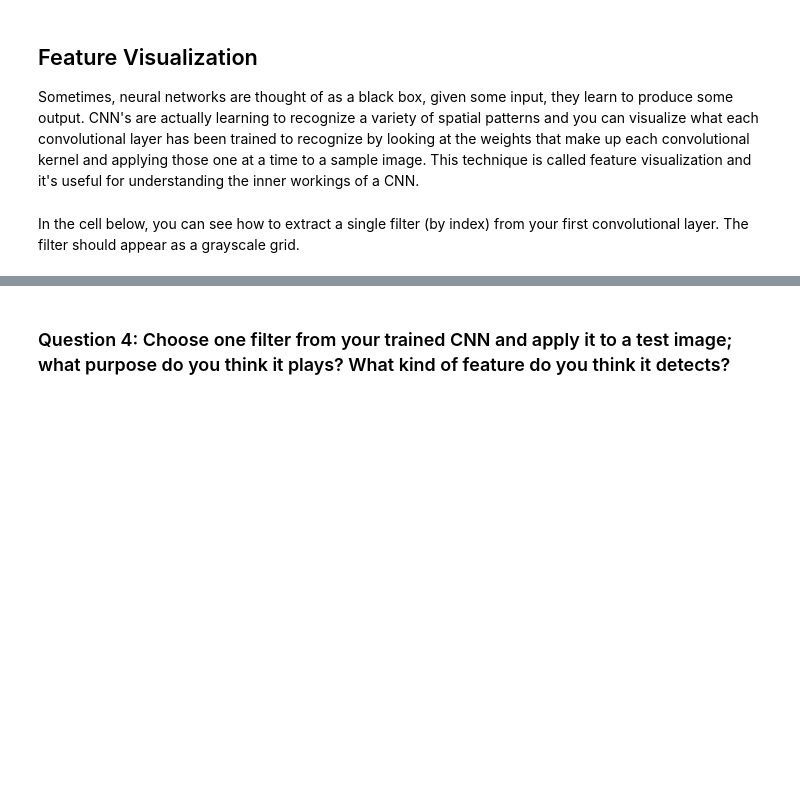
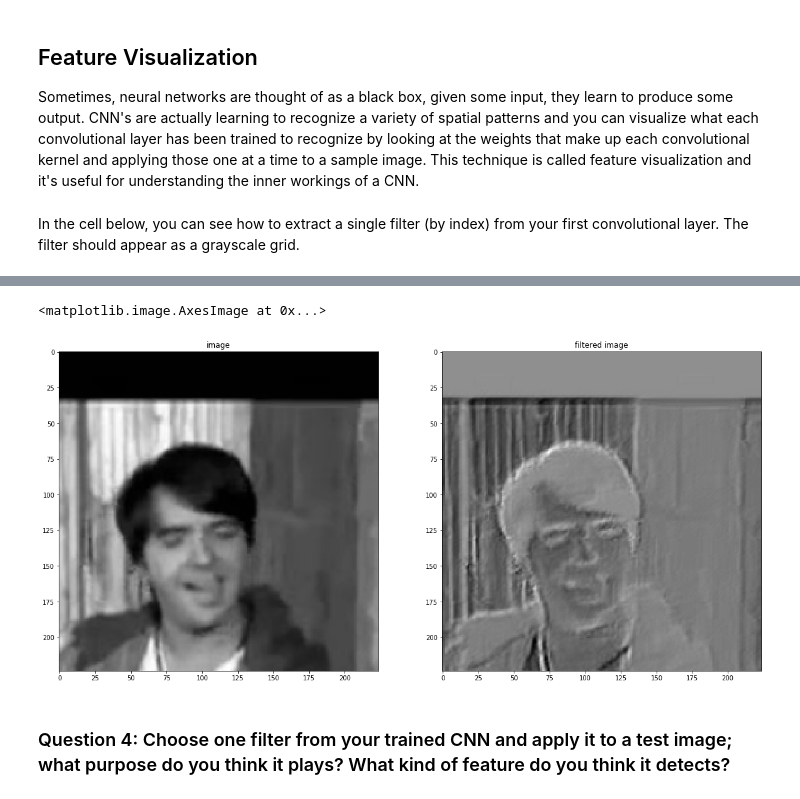
Before and after one commit to GlebDubosarskii/Udacity-Computer-Vision-Nanodegree, a Jupyter notebook: Project 1- facial keypoint detection/2. Define the Network Architecture.ipynb, the cells around one changed output, grey strips where cells are left out. Cells and saved outputs as stored; diff of their text form; code cells hidden in the pictures; blank space fills up the shorter version.

```diff
--- a/Project 1- facial keypoint detection/2. Define the Network Architecture.ipynb
+++ b/Project 1- facial keypoint detection/2. Define the Network Architecture.ipynb
@@ -506,10 +550,32 @@ Next, choose a test image and filter it with one of the convolutional kernels in
 ### TODO: Filter an image to see the effect of a convolutional kernel
 ---
 # %%
+import cv2
+
 ##TODO: load in and display any image from the transformed test dataset
 
 ## TODO: Using cv's filter2D function,
 ## apply a specific set of filter weights (like the one displayed above) to the test image
+
+filter_index = 0
+
+filter_weights=w[filter_index][0]
+
+image=torch.squeeze(transformed_dataset[0]['image']).numpy()
+
+
+filtered_image = cv2.filter2D(image, -1, filter_weights)
+# %%
+f, (ax1, ax2) = plt.subplots(1, 2, figsize=(20,10))
+
+ax1.set_title('image')
+ax1.imshow(image, cmap='gray')
+
+ax2.set_title('filtered image')
+ax2.imshow(filtered_image, cmap='gray')
+# %% [output]
+<matplotlib.image.AxesImage at 0x...>
+[figure, added]
 # %% [markdown]
 ### Question 4: Choose one filter from your trained CNN and apply it to a test image; what purpose do you think it plays? What kind of feature do you think it detects?
 # %% [markdown]
```
Also changed, not shown: parts of 17 cells of this notebook, 1 other file.
